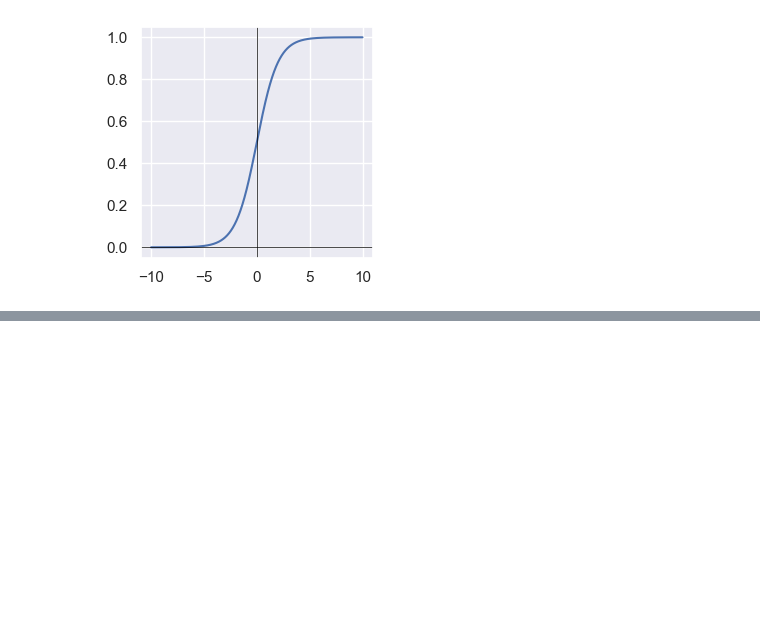
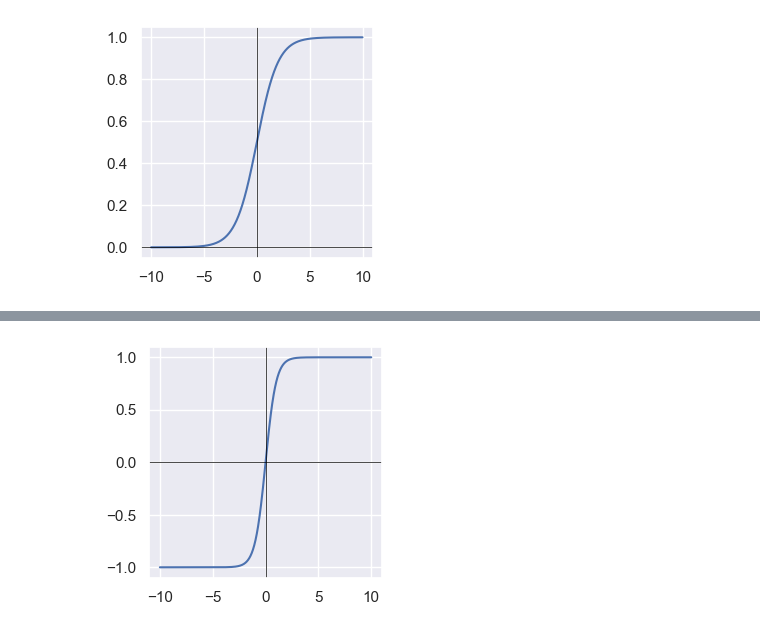
Before and after one commit to guille1006/Guia-Machine-learning, a Jupyter notebook: Neural Networks/Neural Networks.ipynb, the cells around one changed output, grey strips where cells are left out. Cells and saved outputs as stored; diff of their text form; code cells hidden in the pictures; blank space fills up the shorter version.

```diff
--- a/Neural Networks/Neural Networks.ipynb
+++ b/Neural Networks/Neural Networks.ipynb
@@ -183,0 +230,6 @@ draw_act_func(sigmoid)
+# %%
+from tensorflow.keras.activations import tanh
+
+draw_act_func(tanh)
+# %% [output]
+[figure, added]
```
Also changed, not shown: parts of 5 cells of this notebook.
